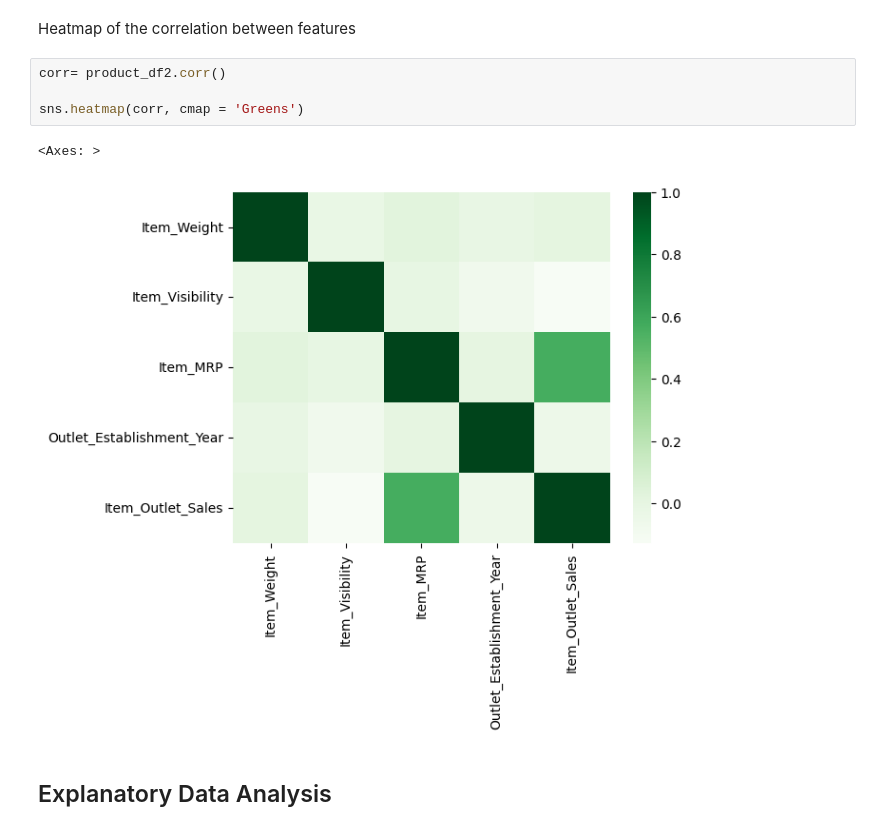
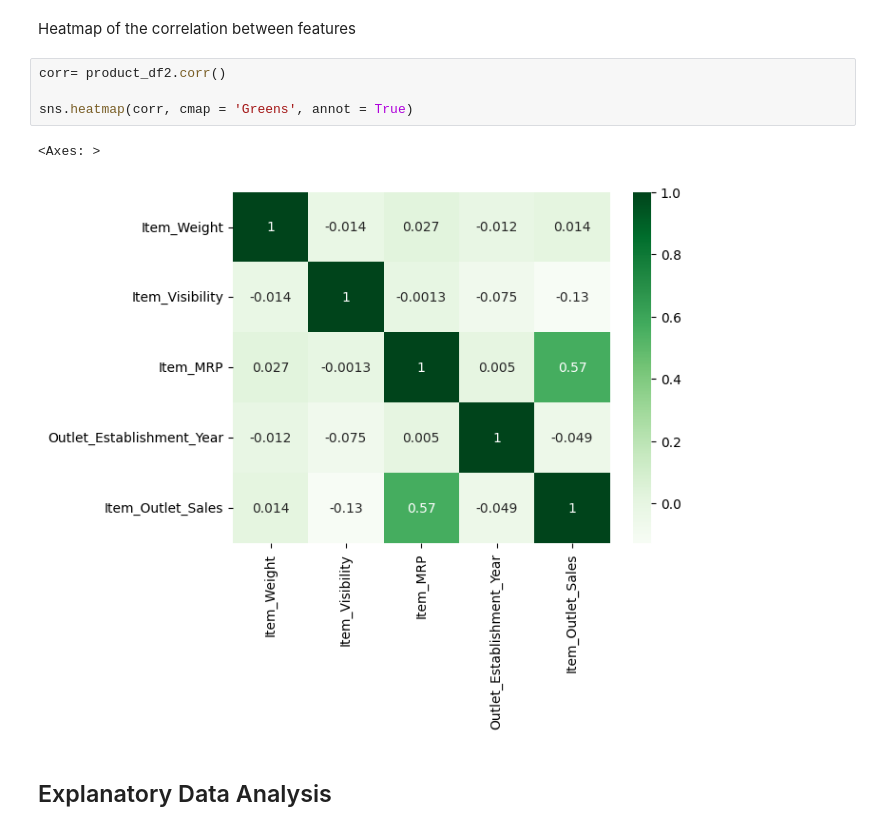
Before and after one commit to tjbingamon/Prediction-of-Product-Sales, a Jupyter notebook: Prediction-of-Product-Sales.ipynb, the cells around one changed output. Saved outputs shown, nothing was run; the diff lists cells and outputs as text.

```diff
--- a/Prediction-of-Product-Sales.ipynb
+++ b/Prediction-of-Product-Sales.ipynb
@@ -227,9 +227,9 @@ Heatmap of the correlation between features
 # %%
 corr= product_df2.corr()
 
-sns.heatmap(corr, cmap = 'Greens')
+sns.heatmap(corr, cmap = 'Greens', annot = True)
 # %% [output]
 <Axes: >
-[figure, old version]
+[figure, new version]
 # %% [markdown]
 ## Explanatory Data Analysis
```
